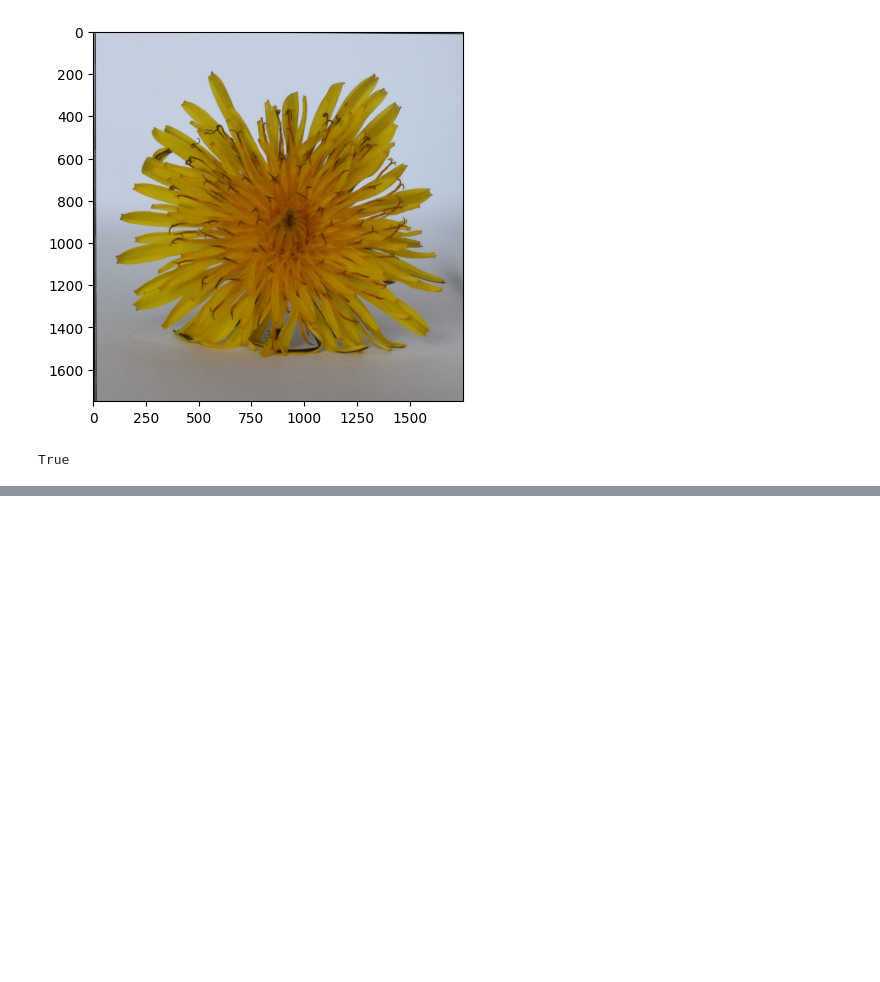
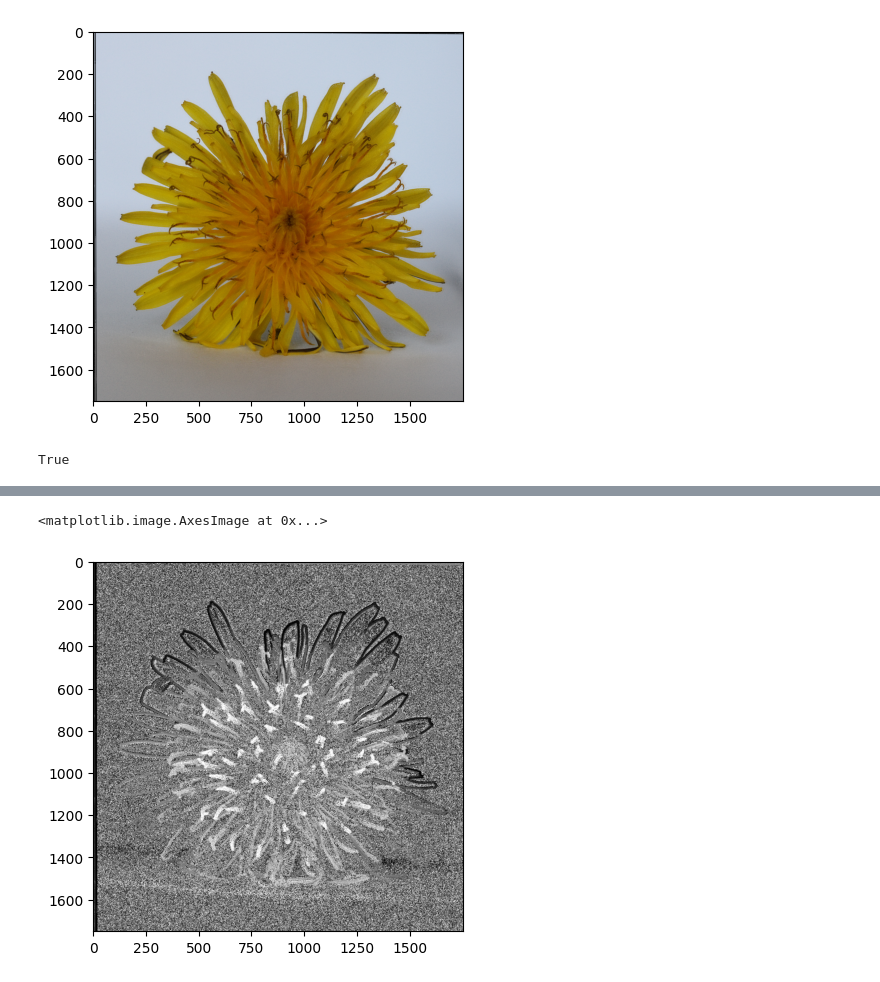
Before and after one commit to kgillam/CS445-Final-Project, a Jupyter notebook: 3D-FocusStack.ipynb, the cells around one changed output, grey strips where cells are left out. Cells and saved outputs as stored; diff of their text form; code cells hidden in the pictures; blank space fills up the shorter version.

```diff
--- a/3D-FocusStack.ipynb
+++ b/3D-FocusStack.ipynb
@@ -100,0 +148,11 @@ True
+# %%
+(H, W, _) = merged.shape
+depth_map = np.zeros((H, W), dtype=np.uint8)
+for i in range(mask.shape[0]):
+    depth_map[mask[i]==True] = normalized_distances[i]
+
+plt.figure()
+plt.imshow(depth_map, cmap="gray")
+# %% [output]
+<matplotlib.image.AxesImage at 0x...>
+[figure, added]
```
Also changed, not shown: parts of 9 cells of this notebook.
